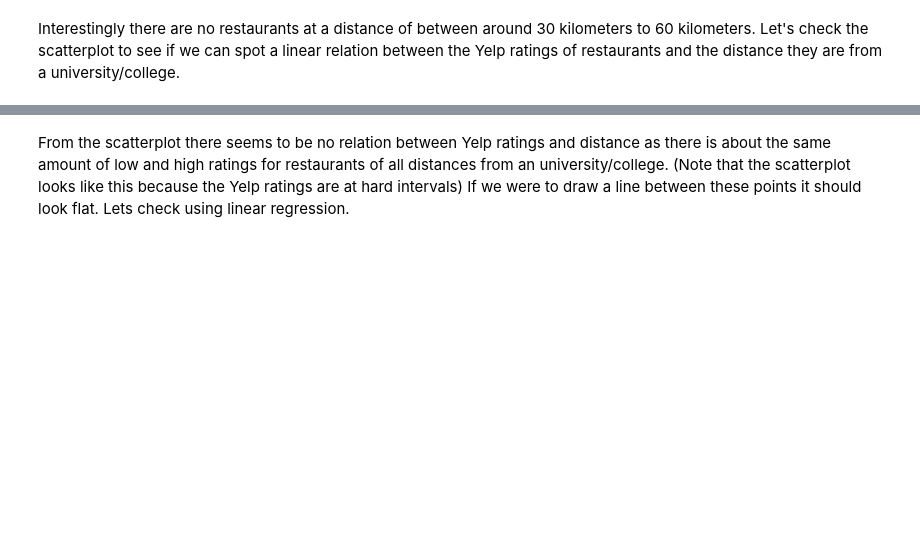
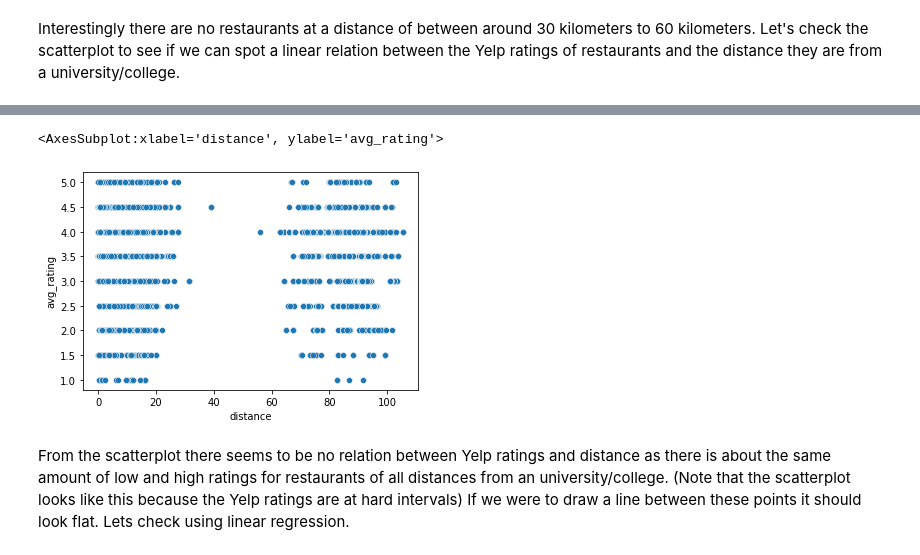
Before and after one commit to rabihzsiddiqui/Restaurant_Rating_Analysis, a Jupyter notebook: EDACheckpoint_Group025_WI24.ipynb, the cells around one changed output, grey strips where cells are left out. Cells and saved outputs as stored; diff of their text form; code cells hidden in the pictures; blank space fills up the shorter version.

```diff
--- a/EDACheckpoint_Group025_WI24.ipynb
+++ b/EDACheckpoint_Group025_WI24.ipynb
@@ -447,3 +453,8 @@ sns.scatterplot(data=business_lg, x='stars', y='distance')
+# %%
+sns.scatterplot(data=review_business_lg, x='distance', y='avg_rating')
+# %% [output]
+<AxesSubplot:xlabel='distance', ylabel='avg_rating'>
+[figure, added]
 # %% [markdown]
 From the scatterplot there seems to be no relation between Yelp ratings and distance as there is about the same amount of low and high ratings for restaurants of all distances from an university/college. (Note that the scatterplot looks like this because the Yelp ratings are at hard intervals) If we were to draw a line between these points it should look flat. Lets check using linear regression.
 # %%
```
Also changed, not shown: parts of 19 cells of this notebook.
